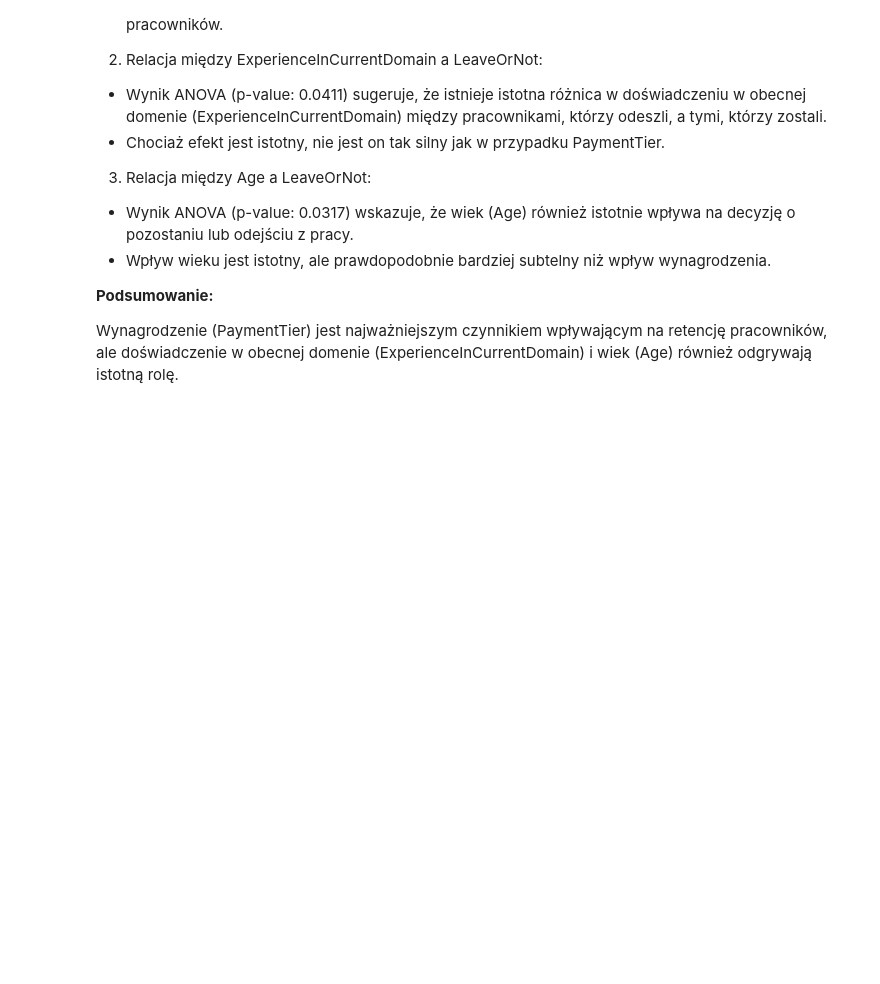
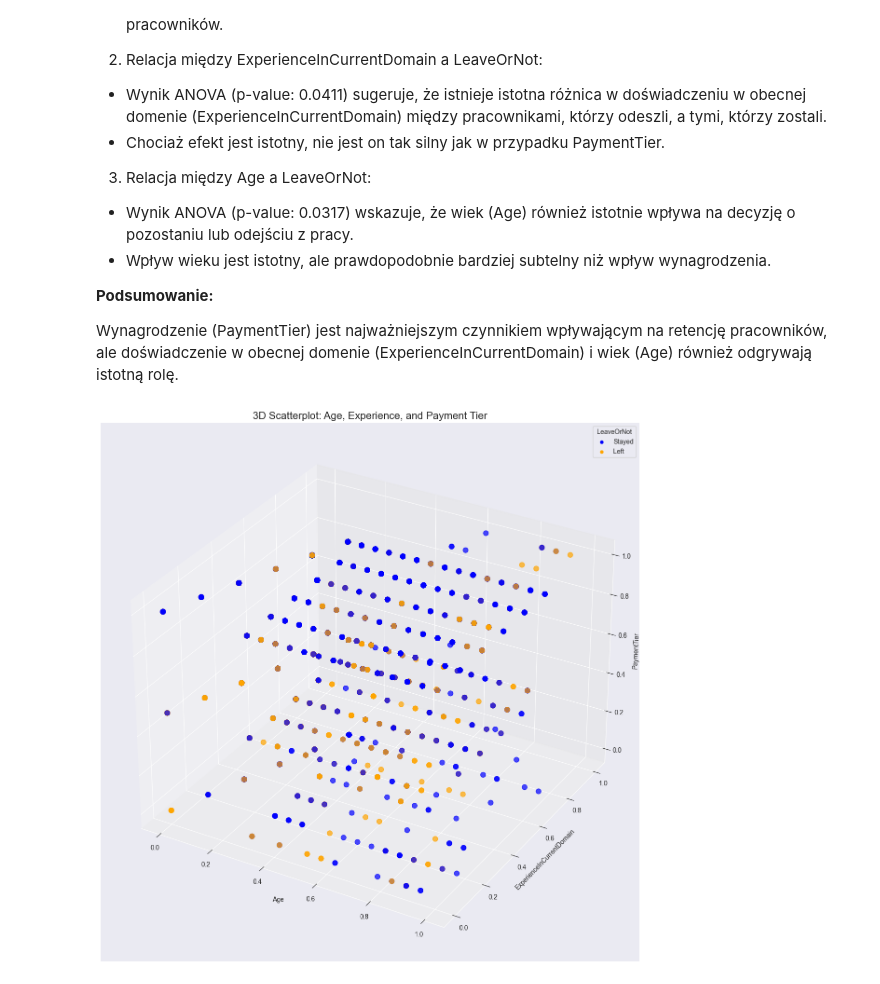
Before and after one commit to kcbojanowski/employee-leave-or-not, a Jupyter notebook: notebooks/preprocess_data.ipynb, the cells around one changed output. Saved outputs shown, nothing was run; the diff lists cells and outputs as text; code cells hidden in the pictures; blank space fills up the shorter version.

Commit message:
scatterplot

```diff
--- a/notebooks/preprocess_data.ipynb
+++ b/notebooks/preprocess_data.ipynb
@@ -598,3 +596,46 @@ ANOVA (Age and LeaveOrNot):
 **Podsumowanie:**
 
 Wynagrodzenie (PaymentTier) jest najważniejszym czynnikiem wpływającym na retencję pracowników, ale doświadczenie w obecnej domenie (ExperienceInCurrentDomain) i wiek (Age) również odgrywają istotną rolę.
+# %%
+import pandas as pd
+import matplotlib.pyplot as plt
+from mpl_toolkits.mplot3d import Axes3D
+
+# Define the columns for the 3D scatterplot
+x_col = 'Age'                        # X-axis: Age
+y_col = 'ExperienceInCurrentDomain'  # Y-axis: Experience in Current Domain
+z_col = 'PaymentTier'                # Z-axis: Payment Tier
+hue_col = 'LeaveOrNot'               # Hue: Leave or Not
+
+# Color mapping for 'LeaveOrNot'
+colors = {0: 'blue', 1: 'orange'}  # Stayed = Blue, Left = Orange
+
+# Create a 3D scatterplot
+fig = plt.figure(figsize=(15, 15))
+ax = fig.add_subplot(111, projection='3d')
+
+# Map the colors based on the LeaveOrNot column
+scatter = ax.scatter(
+    df[x_col],
+    df[y_col],
+    df[z_col],
+    c=df[hue_col].map(colors),
+    s=60,
+    alpha=0.7
+)
+
+# Set labels and title
+ax.set_title('3D Scatterplot: Age, Experience, and Payment Tier', fontsize=16)
+ax.set_xlabel('Age', fontsize=10)
+ax.set_ylabel('ExperienceInCurrentDomain', fontsize=10)
+ax.set_zlabel('PaymentTier', fontsize=10)
+
+# Create a legend for the categories
+for label, color in colors.items():
+    ax.scatter([], [], [], c=color, label=f"{'Stayed' if label == 0 else 'Left'}")
+ax.legend(title='LeaveOrNot')
+
+# Show the plot
+plt.show()
+# %% [output]
+[figure, added]
```
Also changed, not shown: parts of 22 cells of this notebook.
